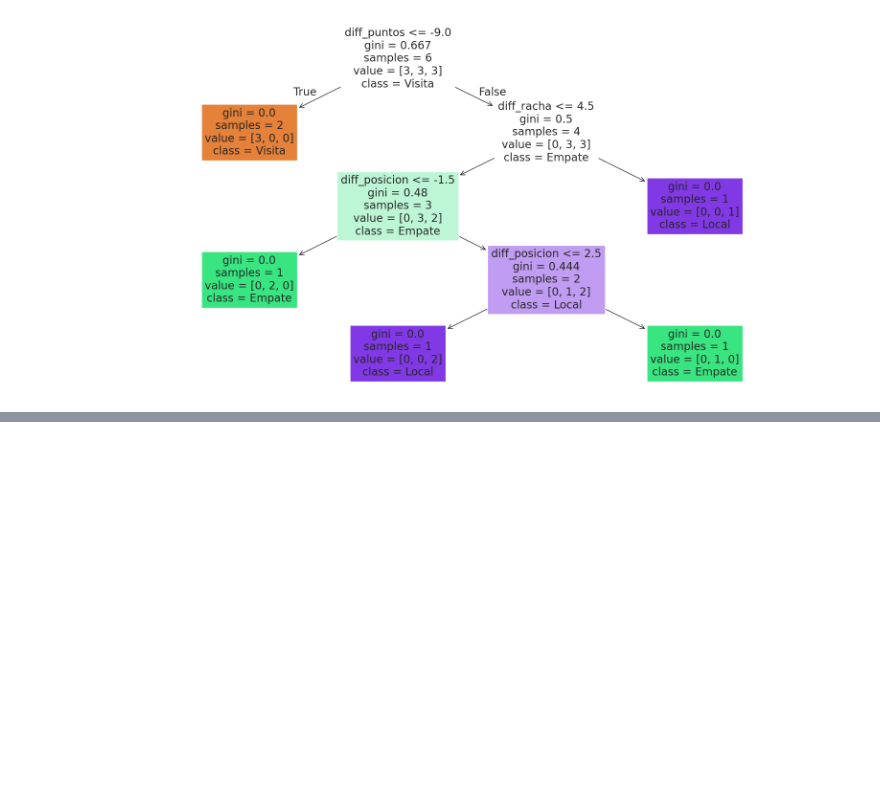
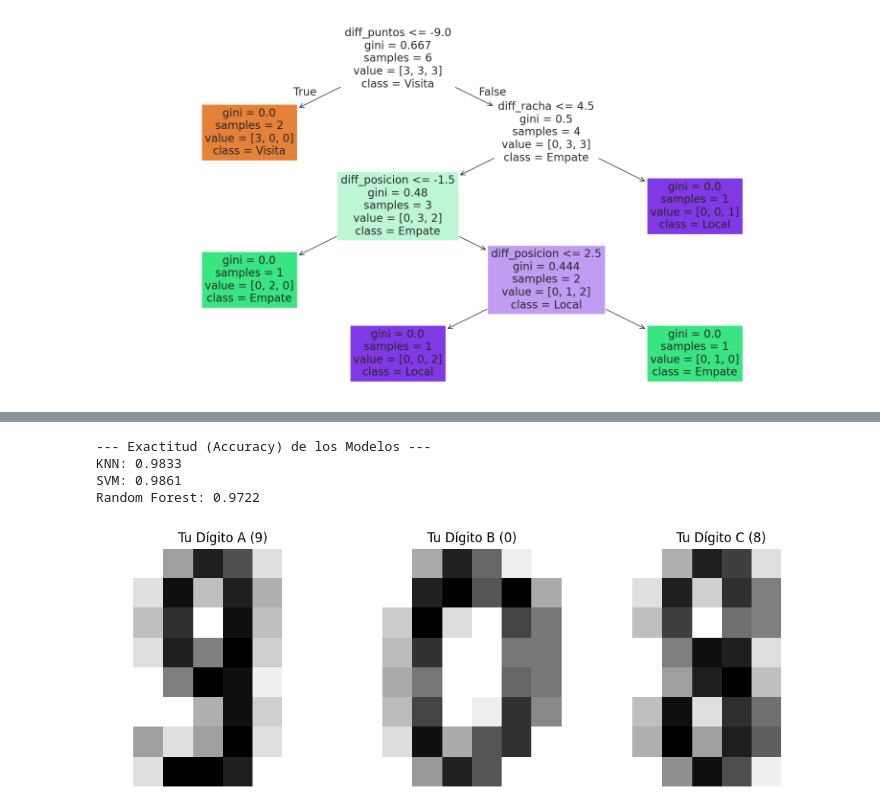
Before and after one commit to LuisNeryR/Mineria, a Jupyter notebook: Mineria.ipynb, the cells around one changed output, grey strips where cells are left out. Drawn from its saved outputs; the diff is of its cells as text; code cells hidden in the pictures; blank space fills up the shorter version.

```diff
--- a/Mineria.ipynb
+++ b/Mineria.ipynb
@@ -2647,0 +2682,34 @@ plt.show()
+# %%
+# 2. Inicializar y entrenar modelos
+# KNN (k=3)
+knn = KNeighborsClassifier(n_neighbors=3)
+knn.fit(X_train, y_train)
+
+# SVM (Kernel RBF)
+svm = SVC(kernel='rbf')
+svm.fit(X_train, y_train)
+
+# Random Forest (100 estimadores)
+rf = RandomForestClassifier(n_estimators=100, random_state=42)
+rf.fit(X_train, y_train)
+
+# 3. Evaluación
+# Predicciones
+y_pred_knn = knn.predict(X_test)
+y_pred_svm = svm.predict(X_test)
+y_pred_rf = rf.predict(X_test)
+
+# Calcular exactitud
+acc_knn = accuracy_score(y_test, y_pred_knn)
+acc_svm = accuracy_score(y_test, y_pred_svm)
+acc_rf = accuracy_score(y_test, y_pred_rf)
+
+print("--- Exactitud (Accuracy) de los Modelos ---")
+print(f"KNN: {acc_knn:.4f}")
+print(f"SVM: {acc_svm:.4f}")
+print(f"Random Forest: {acc_rf:.4f}")
+# %% [output]
+--- Exactitud (Accuracy) de los Modelos ---
+KNN: 0.9833
+SVM: 0.9861
+Random Forest: 0.9722
@@ -2647,0 +2758,30 @@ plt.show()
+# %%
+import matplotlib.pyplot as plt
+
+# Asumiendo que ya corriste la celda donde definiste 'digito_A', 'digito_B', 'digito_C'
+
+# Crear una figura para mostrar las tres imágenes lado a lado
+plt.figure(figsize=(10, 4))
+
+# Mostrar el primer dígito (digito_A)
+plt.subplot(1, 3, 1) # (filas, columnas, índice del panel)
+plt.imshow(digito_A, cmap=plt.cm.gray_r, interpolation='nearest')
+plt.title("Tu Dígito A (9)")
+plt.axis('off') # Ocultar los ejes
+
+# Mostrar el segundo dígito (digito_B)
+plt.subplot(1, 3, 2)
+plt.imshow(digito_B, cmap=plt.cm.gray_r, interpolation='nearest')
+plt.title("Tu Dígito B (0)")
+plt.axis('off')
+
+# Mostrar el tercer dígito (digito_C)
+plt.subplot(1, 3, 3)
+plt.imshow(digito_C, cmap=plt.cm.gray_r, interpolation='nearest')
+plt.title("Tu Dígito C (8)") # Reemplaza con tu número
+plt.axis('off')
+
+plt.tight_layout()
+plt.show()
+# %% [output]
+[figure, added]
```
Also changed, not shown: parts of 5 cells of this notebook.
